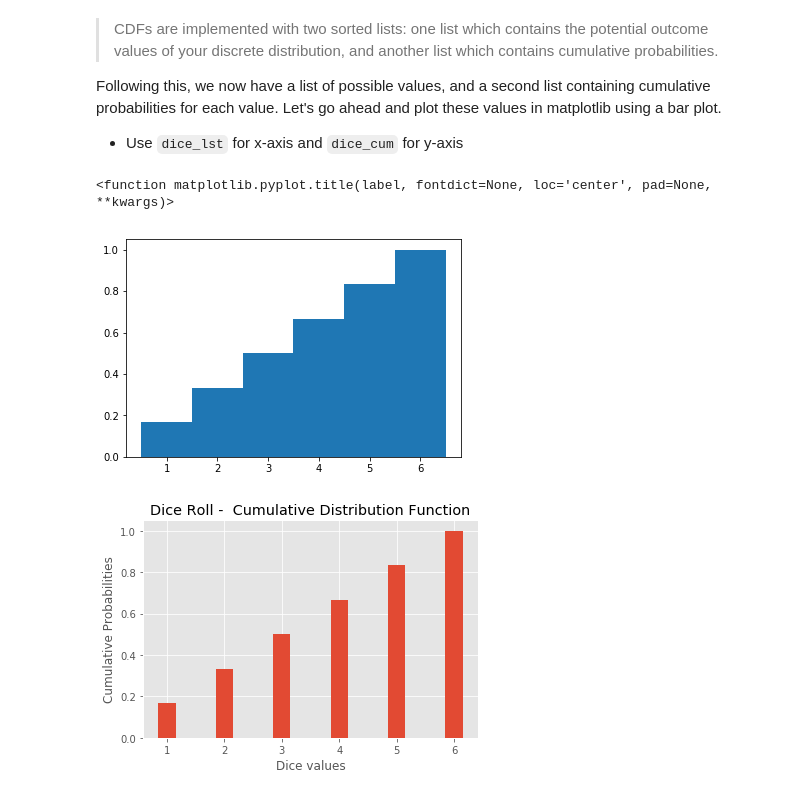
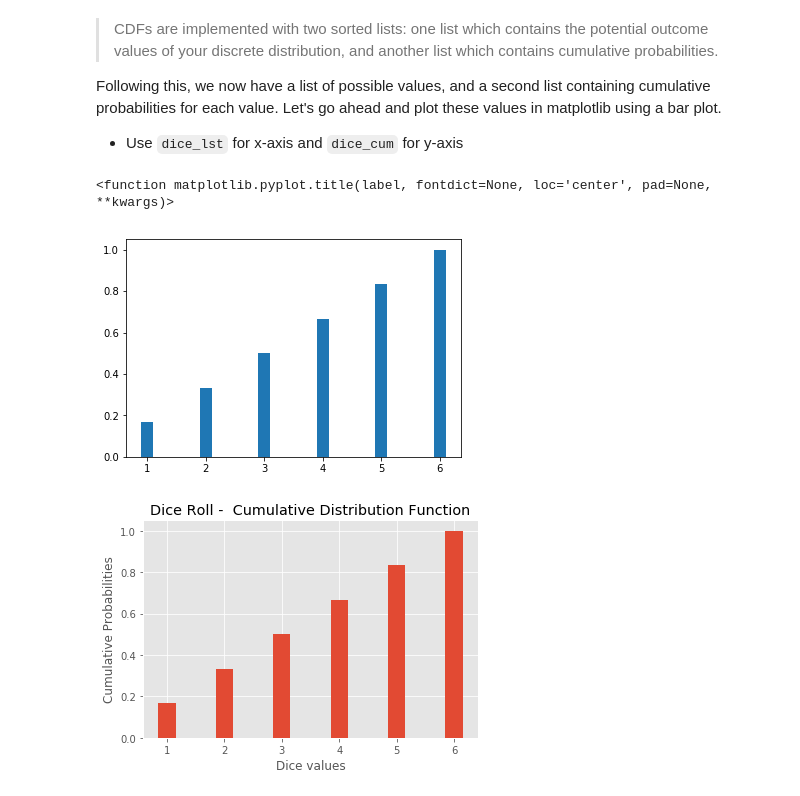
Before and after one commit to bl419cam/dsc-cumulative-distribution-function-lab-seattle-ds-062419, a Jupyter notebook: index.ipynb, the cells around one changed output. Saved outputs shown, nothing was run; the diff lists cells and outputs as text; code cells hidden in the pictures.

```diff
--- a/index.ipynb
+++ b/index.ipynb
@@ -72,11 +72,11 @@ import matplotlib.pyplot as plt
 
 %matplotlib inline
 # %%
-plt.bar(dice_lst, dice_cum, width=1)
+plt.bar(dice_lst, dice_cum, width=0.3)
 plt.title
 # %% [output]
 <function matplotlib.pyplot.title(label, fontdict=None, loc='center', pad=None, **kwargs)>
-[figure, old version]
+[figure, new version]
 # %%
 # Your code here
 # %% [output]
```
